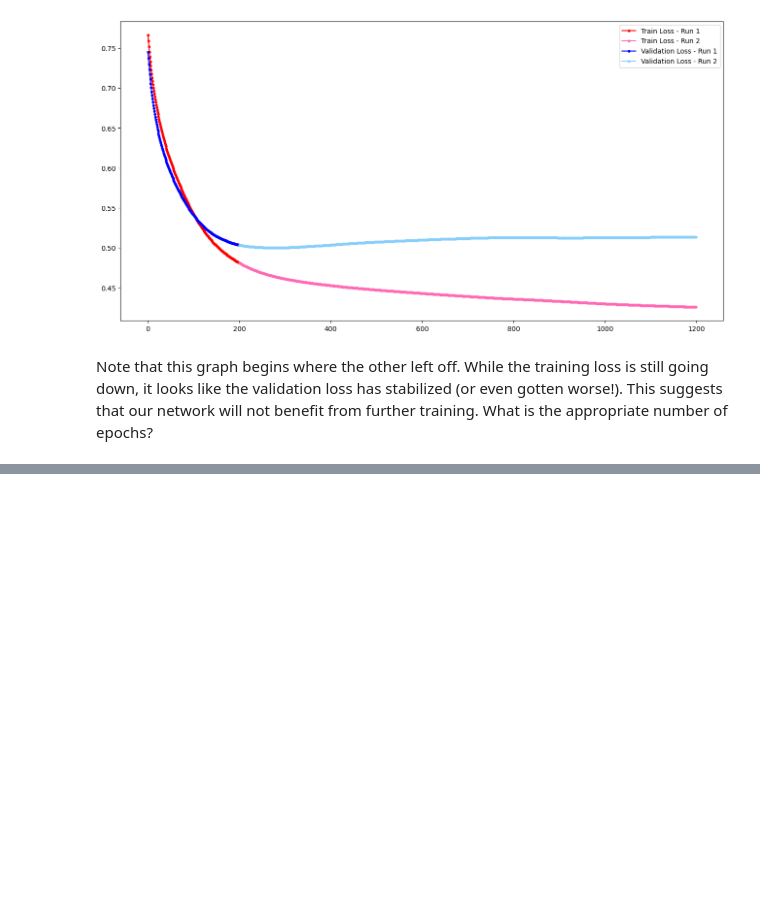
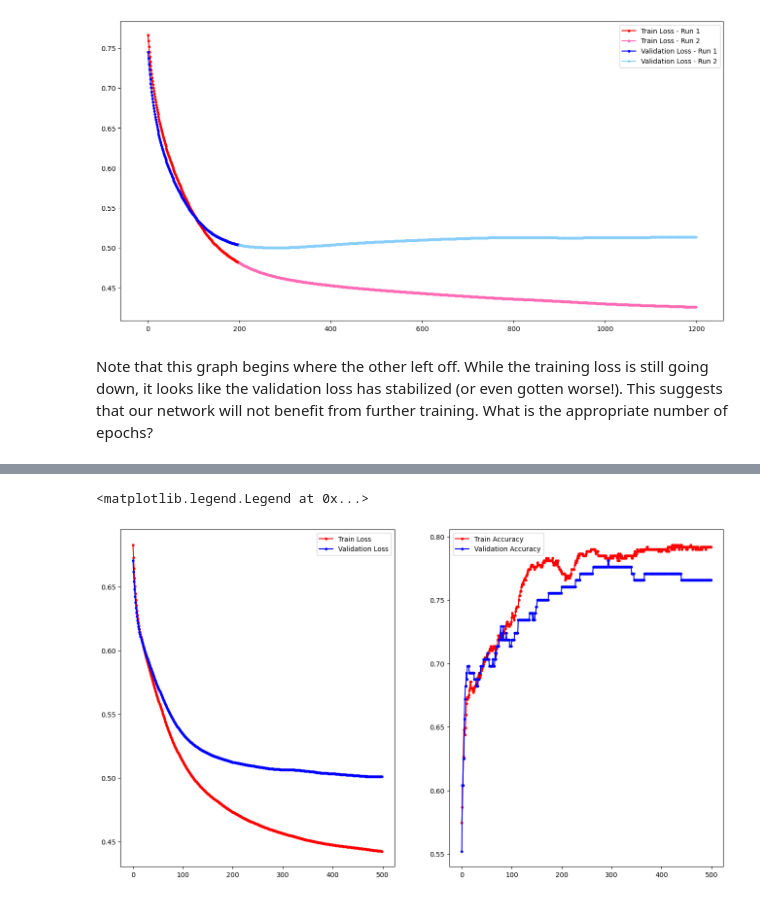
Before and after one commit to Wr3nch-ren/01418364-practical-deep-learning, a Jupyter notebook: 04_Keras_First_NN_HW.ipynb, the cells around one changed output, grey strips where cells are left out. Cells and saved outputs as stored; diff of their text form; code cells hidden in the pictures; blank space fills up the shorter version.

```diff
--- a/04_Keras_First_NN_HW.ipynb
+++ b/04_Keras_First_NN_HW.ipynb
@@ -319,0 +420,8 @@ Note that this graph begins where the other left off.  While the training loss i
+# %%
+## First let's normalize the data
+## This aids the training of neural nets by providing numerical stability
+## Random Forest does not need this as it finds a split only, as opposed to performing matrix multiplications
+
+normalizer = StandardScaler()
+X_train_norm = normalizer.fit_transform(X_train)
+X_test_norm = normalizer.transform(X_test)
@@ -319,0 +470,11 @@ Note that this graph begins where the other left off.  While the training loss i
+# %%
+# Fit(Train) the Model
+
+# Compile the model with Optimizer, Loss Function and Metrics
+# Roc-Auc is not available in Keras as an off the shelf metric yet, so we will skip it here.
+
+model_3.compile(optimizer=SGD(learning_rate=0.003), loss="binary_crossentropy", metrics=["accuracy"])
+
+run_hist_3 = model_3.fit(X_train_norm, y_train, validation_data=(X_test_norm, y_test), epochs=500, batch_size=20)
+# the fit function returns the run history.
+# It is very convenient, as it contains information about the model fit, iterations etc.
@@ -319,0 +499,13 @@ Note that this graph begins where the other left off.  While the training loss i
+# %%
+plt.figure(figsize = (16, 9))
+plt.subplot(1,2,1)
+plt.plot(run_hist_3.history["loss"],'r', marker='.', label="Train Loss")
+plt.plot(run_hist_3.history["val_loss"],'b', marker='.', label="Validation Loss")
+plt.legend()
+plt.subplot(1,2,2)
+plt.plot(run_hist_3.history["accuracy"],'r', marker='.', label="Train Accuracy")
+plt.plot(run_hist_3.history["val_accuracy"],'b', marker='.', label="Validation Accuracy")
+plt.legend()
+# %% [output]
+<matplotlib.legend.Legend at 0x...>
+[figure, added]
```
Also changed, not shown: parts of 17 cells of this notebook.
